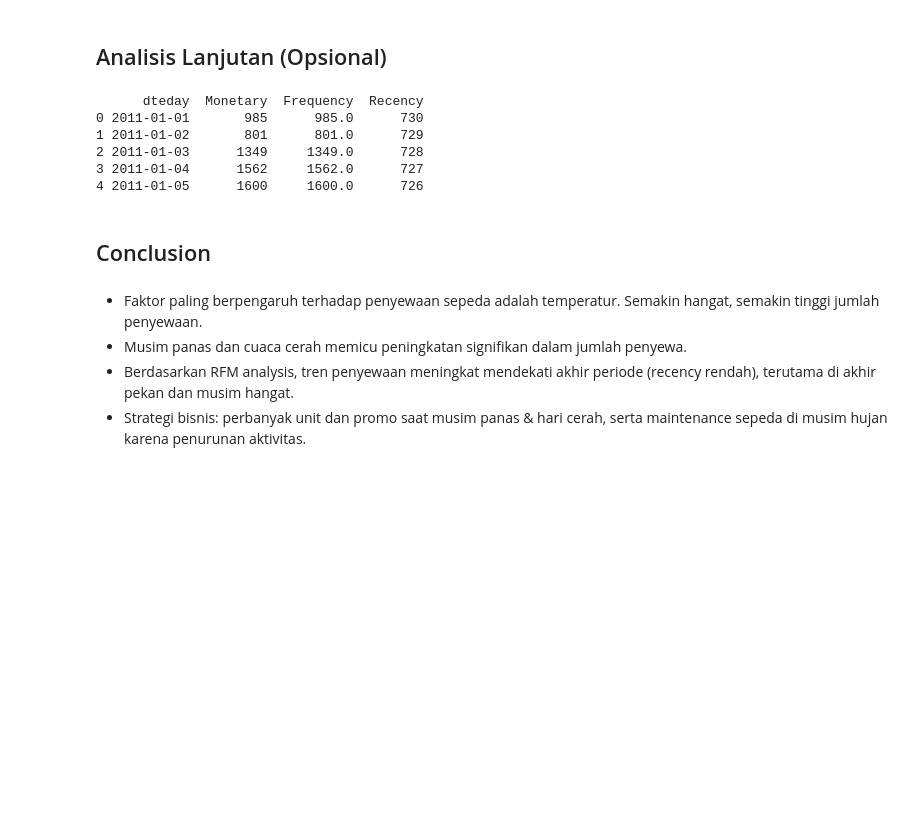
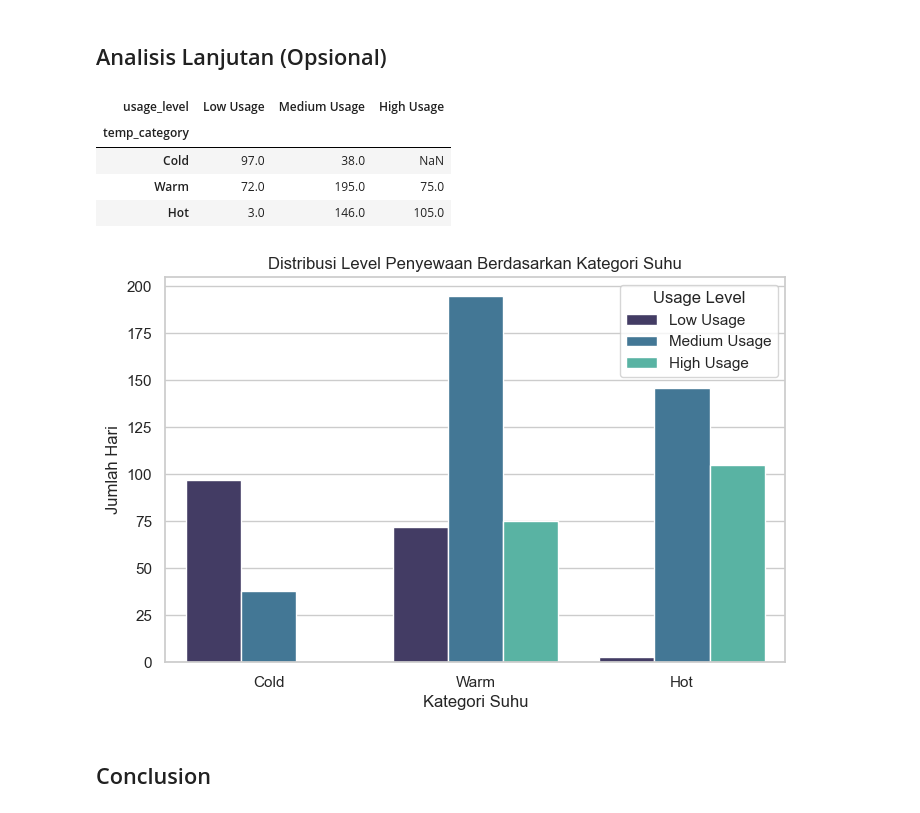
Before and after one commit to Revolcy/py_analyze, a Jupyter notebook: Proyek_Analisis_Data.ipynb, the cells around one changed output. Cells and saved outputs as stored; diff of their text form; code cells hidden in the pictures; blank space fills up the shorter version.

```diff
--- a/Proyek_Analisis_Data.ipynb
+++ b/Proyek_Analisis_Data.ipynb
@@ -280,33 +367,45 @@ sementara kondisi hujan dan musim dingin menurunkannya secara signifikan.
 - Secara umum, kenyamanan cuaca adalah indikator utama dalam tren penyewaan sepeda harian.
 # %% [markdown]
 ## Analisis Lanjutan (Opsional)
-# %%
-# Pastikan kolom tanggal dalam format datetime
-df['dteday'] = pd.to_datetime(df['dteday'])
-
-# Definisikan tanggal referensi (misal tanggal terakhir di dataset)
-reference_date = df['dteday'].max()
-
-# Hitung RFM
-rfm = df.groupby('dteday').agg({
-    'count': ['sum', 'mean']
-}).reset_index()
-
-rfm.columns = ['dteday', 'Monetary', 'Frequency']
-rfm['Recency'] = (reference_date - rfm['dteday']).dt.days
-
-print(rfm.head())
-# %% [output]
-      dteday  Monetary  Frequency  Recency
-0 2011-01-01       985      985.0      730
-1 2011-01-02       801      801.0      729
-2 2011-01-03      1349     1349.0      728
-3 2011-01-04      1562     1562.0      727
-4 2011-01-05      1600     1600.0      726
+# %%
+
+import numpy as np
+import seaborn as sns
+import matplotlib.pyplot as plt
+import pandas as pd
+
+# Membuat kategori berdasarkan jumlah penyewaan (count)
+df['usage_level'] = pd.cut(
+    df['count'],
+    bins=[0, 3000, 6000, df['count'].max()],
+    labels=['Low Usage', 'Medium Usage', 'High Usage']
+)
+
+# Membuat kategori suhu agar mudah dianalisis
+df['temp_category'] = pd.cut(
+    df['temperature'],
+    bins=[0, 0.3, 0.6, 1],
+    labels=['Cold', 'Warm', 'Hot']
+)
+
+# Menampilkan proporsi tiap kategori (fix warning observed=True)
+usage_summary = df.groupby(['temp_category', 'usage_level'], observed=True).size().unstack()
+display(usage_summary)
+
+# Visualisasi hubungan suhu dan level penggunaan
+plt.figure(figsize=(8,5))
+sns.countplot(data=df, x='temp_category', hue='usage_level', palette='mako')
+plt.title("Distribusi Level Penyewaan Berdasarkan Kategori Suhu")
+plt.xlabel("Kategori Suhu")
+plt.ylabel("Jumlah Hari")
+plt.legend(title="Usage Level")
+plt.show()
+# %% [output]
+| usage_level | Low Usage | Medium Usage | High Usage |
+| temp_category |  |  |  |
+| Cold | 97.0 | 38.0 | NaN |
+| Warm | 72.0 | 195.0 | 75.0 |
+| Hot | 3.0 | 146.0 | 105.0 |
+[figure, added]
 # %% [markdown]
 ## Conclusion
-# %% [markdown]
-- Faktor paling berpengaruh terhadap penyewaan sepeda adalah temperatur. Semakin hangat, semakin tinggi jumlah penyewaan.
-- Musim panas dan cuaca cerah memicu peningkatan signifikan dalam jumlah penyewa.
-- Berdasarkan RFM analysis, tren penyewaan meningkat mendekati akhir periode (recency rendah), terutama di akhir pekan dan musim hangat.
-- Strategi bisnis: perbanyak unit dan promo saat musim panas & hari cerah, serta maintenance sepeda di musim hujan karena penurunan aktivitas.
```
Also changed, not shown: parts of 7 cells of this notebook, 3 other files.
